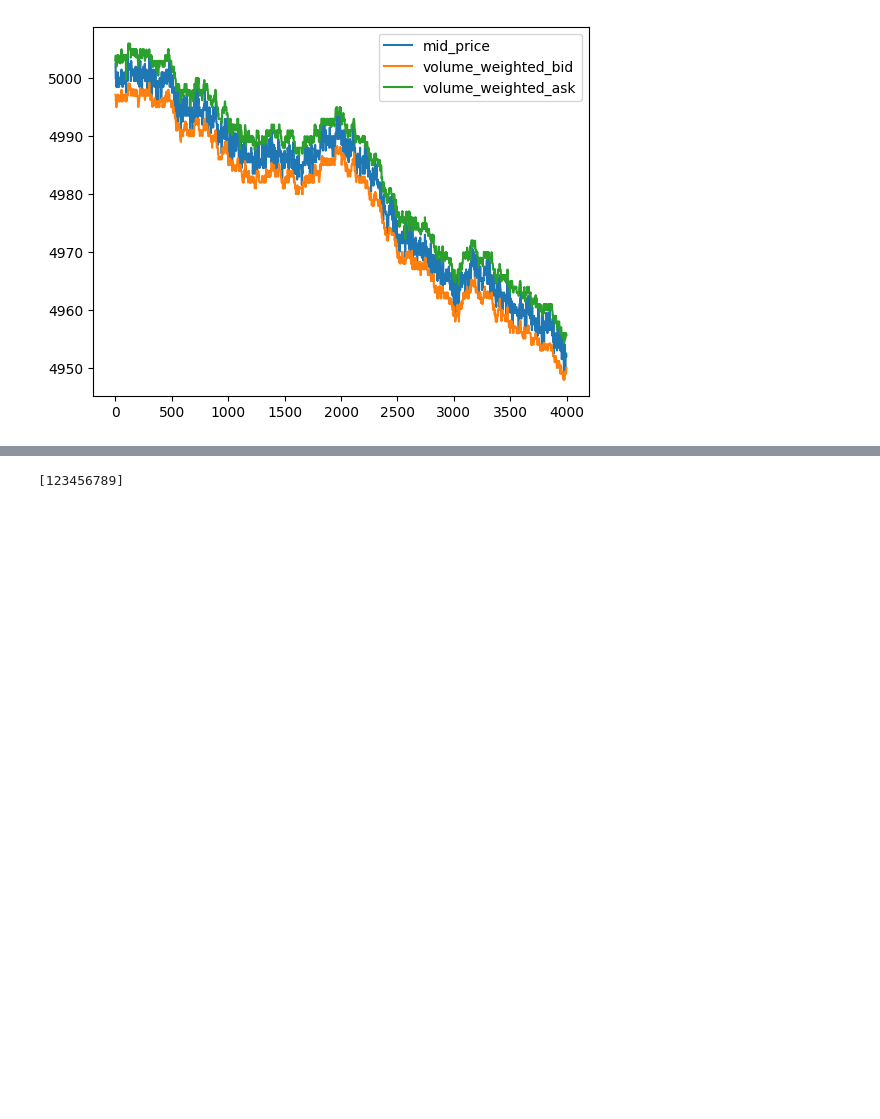
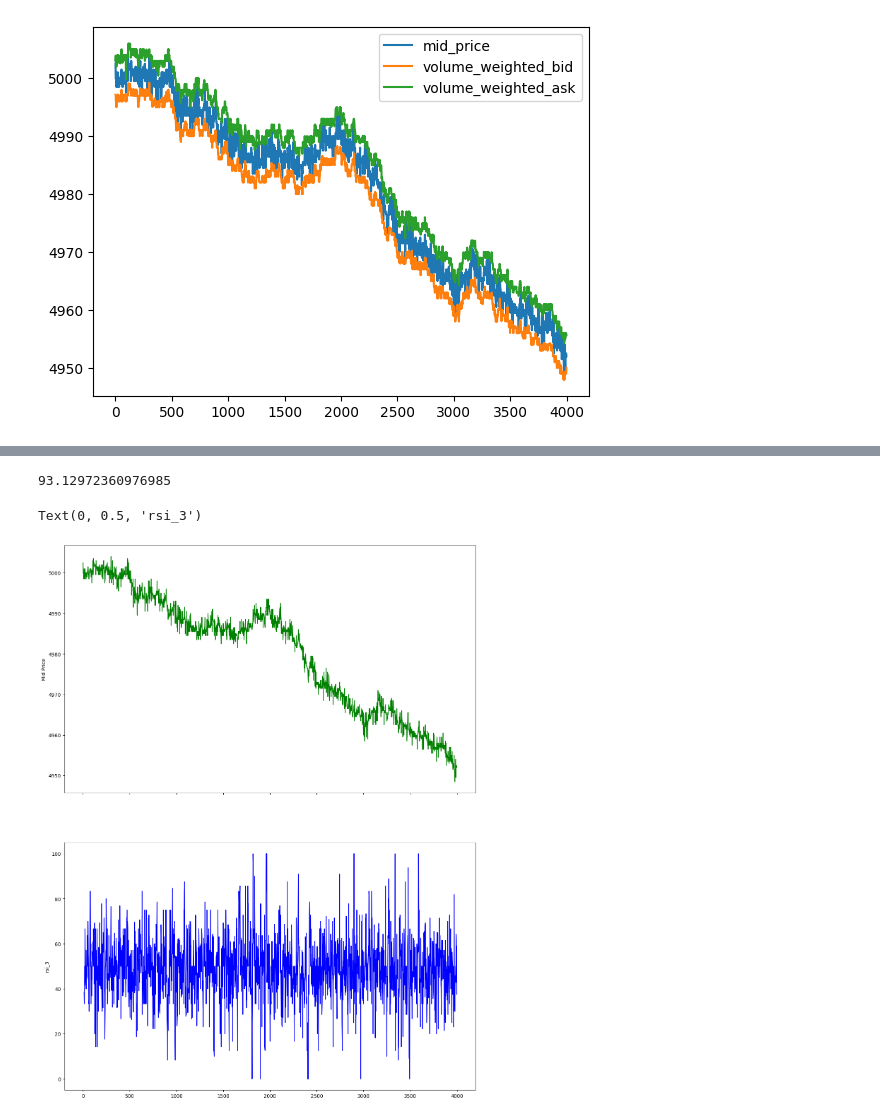
Before and after one commit to yinkiatho/IMC-Prosperity, a Jupyter notebook: preprocessing.ipynb, the cells around one changed output, grey strips where cells are left out. Cells and saved outputs as stored; diff of their text form; code cells hidden in the pictures; blank space fills up the shorter version.

```diff
--- a/preprocessing.ipynb
+++ b/preprocessing.ipynb
@@ -96,36 +176,36 @@ database
-# %%
-dict = {
-    'TIMESTAMP': [],
-    'PRODUCT': [],
-    'MAX_BID': [],
-    'MIN_BID': [],
-    'MAX_ASK': [],
-    'MIN_ASK': [],
-    'BID_VOLUME': [],
-    'ASK_VOLUME': [],
-    'VWAP_BID': [],
-    'VWAP_ASK': [],
-}
-
-dict['TIMESTAMP'].append(123456789)
-dict['PRODUCT'].append('product1')
-dict['MAX_BID'].append(100)
-dict['MIN_BID'].append(99)
-dict['MAX_ASK'].append(101)
-dict['MIN_ASK'].append(100)
-dict['BID_VOLUME'].append(1000)
-dict['ASK_VOLUME'].append(1000)
-dict['VWAP_BID'].append(99.5)
-dict['VWAP_ASK'].append(100.5)
-
-
-#Save the database
-
-dict_string = jsonpickle.encode(dict)
-dict_string
-
-
-dict = jsonpickle.decode(dict_string)
-dict['TIMESTAMP']
-# %% [output]
-[123456789]
+# %%
+
+#Pass in mid_price_diff
+def rsi_7(df):
+    last_7 = df[-7:]
+    gain = sum([x for x in last_7 if x > 0]) / 7
+    loss = -1 * sum([x for x in last_7 if x < 0]) / 7
+    rs = gain / loss
+    return 100 - (100 / (1 + rs))
+
+
+def rsi_3_starfruit(df):
+    delta = df['mid_price'].diff()
+    gain = (delta.where(delta > 0, 0)).rolling(7).mean()
+    loss = (-delta.where(delta < 0, 0)).rolling(7).mean()
+    rs = gain / loss
+    return 100 - (100 / (1 + rs))
+
+
+RSI_3 = rsi_3_starfruit(starfruit_df)
+
+
+#
+fig, (ax1, ax2) = plt.subplots(2, 1, sharex=True, figsize=(15, 20))
+
+# Plot mid price on the first subplot
+ax1.plot(starfruit_df.index, starfruit_df['mid_price'], color='green')
+ax1.set_ylabel('Mid Price')
+
+# Plot the difference between total bid volume and total ask volume on the second subplot
+ax2.plot(starfruit_df.index, RSI_3, color='blue')
+ax2.set_ylabel('rsi_3')
+# %% [output]
+93.12972360976985
+Text(0, 0.5, 'rsi_3')
+[figure, added]
```
Also changed, not shown: parts of 4 cells of this notebook, 4 other files.
